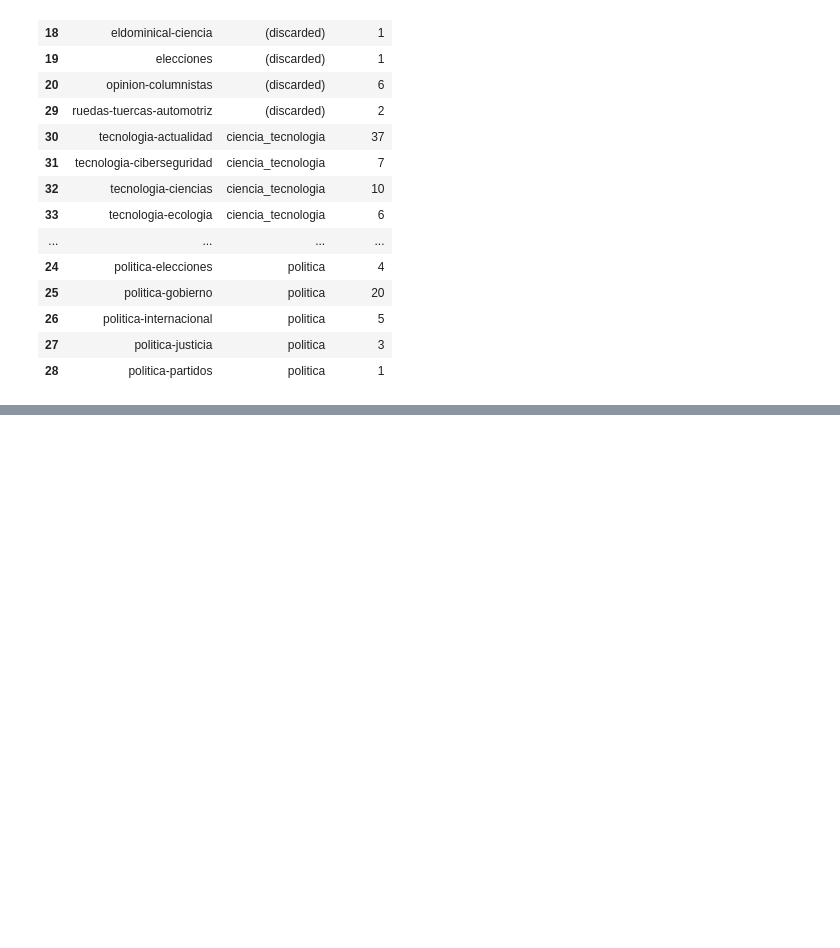
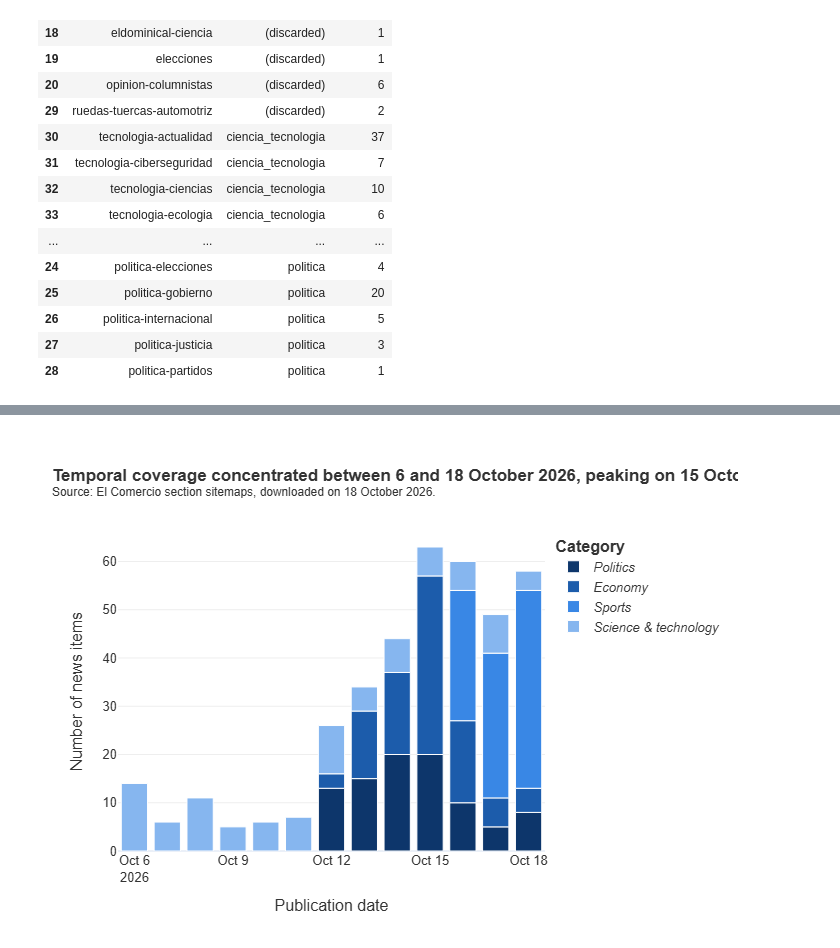
Before and after one commit to anakaren-zl/data-science-python-2026, a Jupyter notebook: tarea_1/01_recoleccion.ipynb, the cells around one changed output, grey strips where cells are left out. Cells and saved outputs as stored; diff of their text form; code cells hidden in the pictures; blank space fills up the shorter version.

```diff
--- a/tarea_1/01_recoleccion.ipynb
+++ b/tarea_1/01_recoleccion.ipynb
@@ -321,0 +422,15 @@ Finally, the publication timestamp is reduced to the `AAAA-MM-DD` format, and on
+# %%
+noticias_por_fecha = noticias.groupby(["fecha", "categoria"]).size().reset_index(name="noticias")
+
+fig = px.bar(
+    noticias_por_fecha, x="fecha", y="noticias", color="categoria",
+    color_discrete_map=colores_categorias,
+    category_orders={"categoria": orden_categorias},
+    labels={"fecha": "Publication date", "noticias": "Number of news items", "categoria": "Category"},
+    title="<b>Temporal coverage concentrated between 6 and 18 October 2026, peaking on 15 October</b><br>" + fuente_grafico,
+)
+# A thin white line separates the stacked segments.
+fig.update_traces(marker_line_color="white", marker_line_width=1)
+aplicar_estilo(fig).show()
+# %% [output]
+[figure, added]
```
Also changed, not shown: parts of 38 cells of this notebook, 5 other files.
